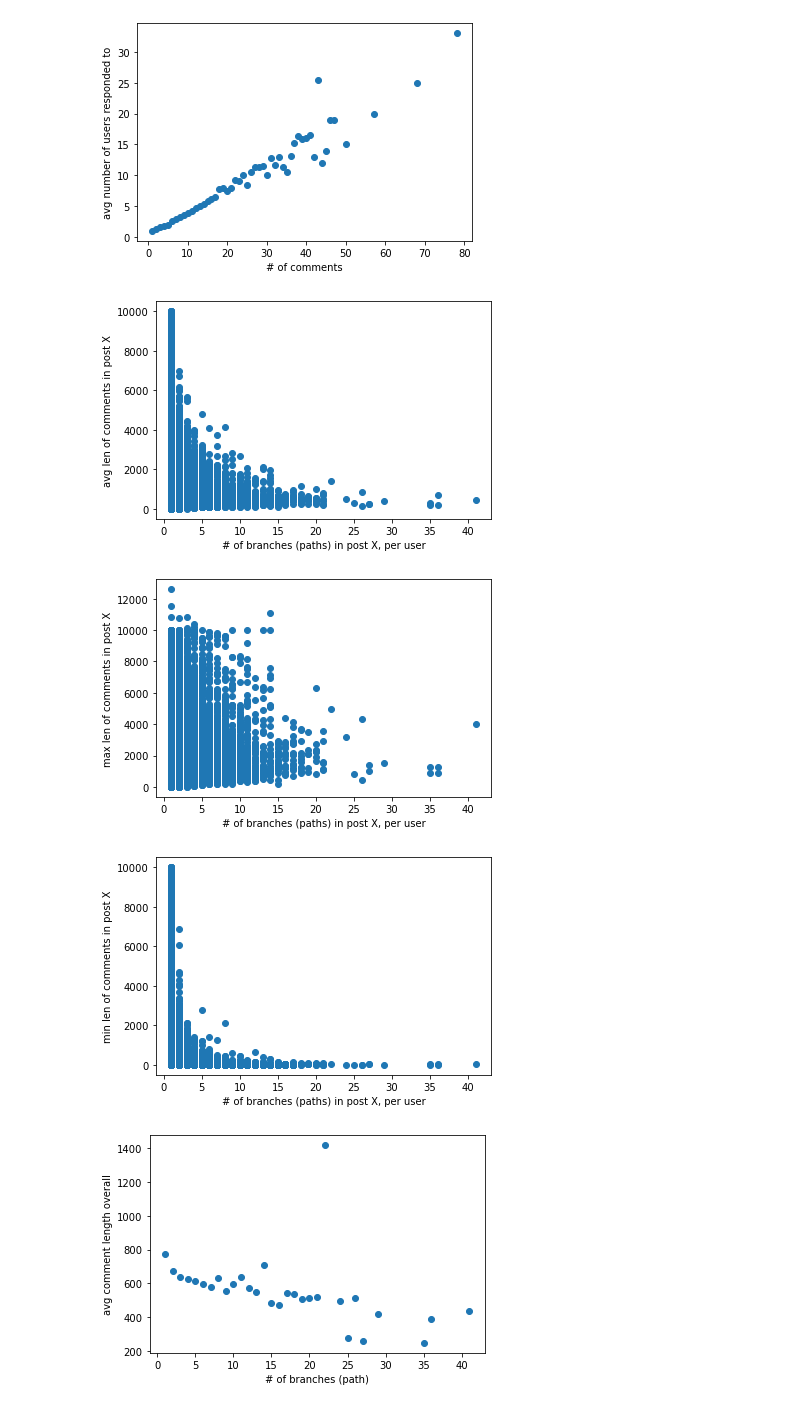
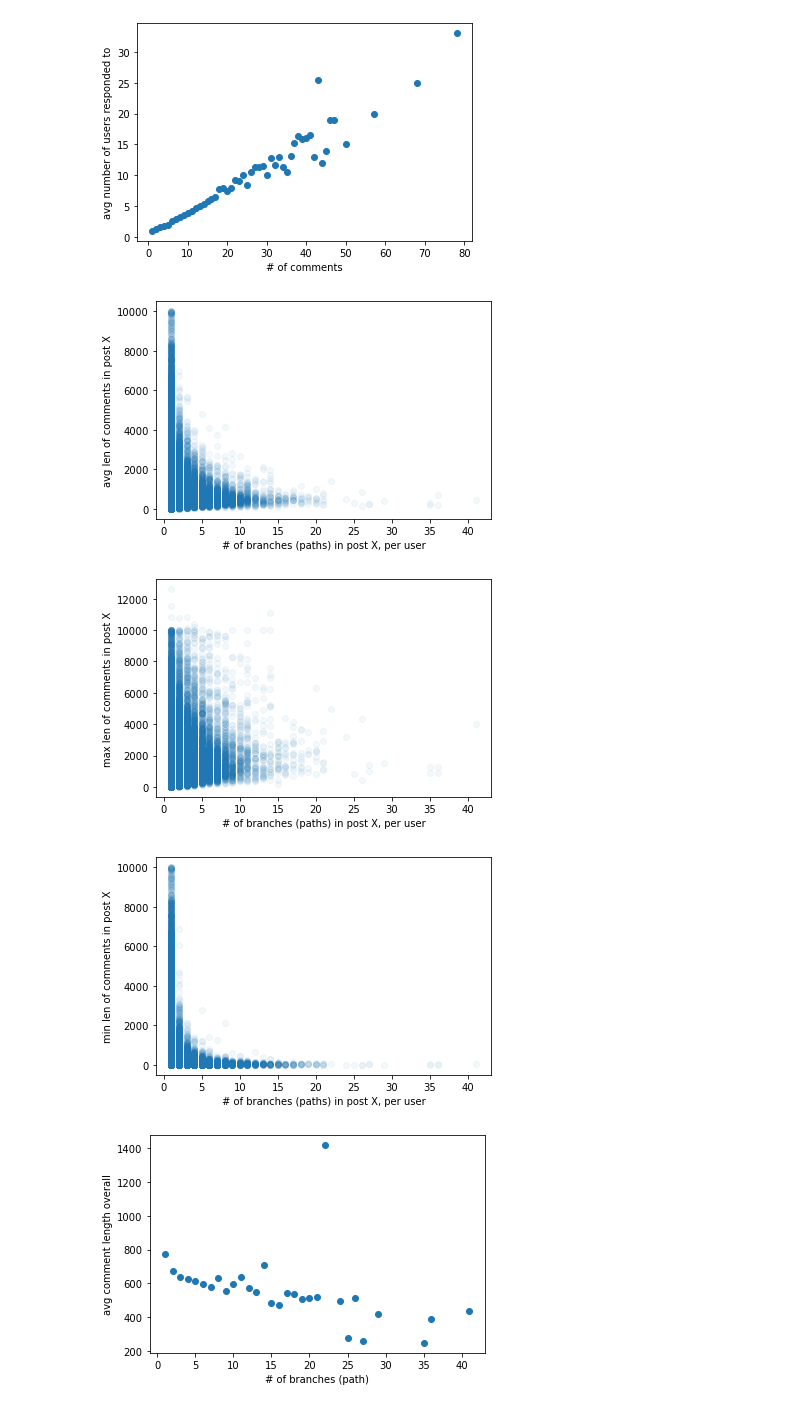
Before and after one commit to cephcyn/cornell_cs6742, a Jupyter notebook: nb_exploratory.ipynb, the cells around one changed output. Saved outputs shown, nothing was run; the diff lists cells and outputs as text; code cells hidden in the pictures.

```diff
--- a/nb_exploratory.ipynb
+++ b/nb_exploratory.ipynb
@@ -200,6 +330,7 @@ for postID in gAll.keys():
             userNumBranchesPaths = branch_count_paths(u, postID)
             userNumBranchesTLC = branch_count_tlc(u, postID)
             userNumComments = len(gAll[postID]['user_responders'][u])
+            userBranchiness = branchiness(u, postID)
             for commentID in gAll[postID]['user_responders'][u]:
                 contents = gAll[postID]['comment_data'][commentID]['body']
                 hasQuestionMark = bool(re.search(r'\?', contents))
@@ -219,6 +350,7 @@ for postID in gAll.keys():
                     int(hasQuestionMark),
                     int(respondingToUser==gAll[postID]['user_op']),
                     respondingToUser,
+                    userBranchiness,
                 ))
 # tSelect = [e for e in commentCount if e[4]>1 and e[3]>e[4]][0]
 # [e for e in commentCount if e[2]==tSelect[2] and e[0]==tSelect[0]]
@@ -228,8 +360,8 @@ tQuestions = {}
 tOPResponses = {}
 tRespondees = {}
 for c in commentCount:
-    # post, uname, numComments, numBranchesPaths, numBranchesTLC
-    p = (c[0], c[2], c[3], c[4], c[5])
+    # post, uname, numComments, numBranchesPaths, numBranchesTLC, userBranchiness
+    p = (c[0], c[2], c[3], c[4], c[5], c[10])
     if p not in tComments:
         tComments[p] = []
     tComments[p].append(c[6]) # comment contents
@@ -245,23 +377,23 @@ for c in commentCount:
 
 for k in tComments:
     tComments[k] = [len(c) for c in tComments[k]]
-tComments = [(k[2], k[3], k[4], tComments[k]) for k in tComments]
+tComments = [(k[2], k[3], k[4], tComments[k], k[5]) for k in tComments]
 # one per responder per post
-# each entry (#comments, #branchpaths, #branchtlc, [commentlengths])
+# each entry (#comments, #branchpaths, #branchtlc, [commentlengths], branchiness)
 
-tQuestions = [(k[2], k[3], k[4], tQuestions[k]) for k in tQuestions]
-tQuestions = [(k[0], k[1], k[2], sum(k[3])/len(k[3])) for k in tQuestions]
+tQuestions = [(k[2], k[3], k[4], tQuestions[k], k[5]) for k in tQuestions]
+tQuestions = [(k[0], k[1], k[2], sum(k[3])/len(k[3]), k[4]) for k in tQuestions]
 # one per responder per post
-# each entry (#comments, #branchpaths, #branchtlc, qlikelihood)
+# each entry (#comments, #branchpaths, #branchtlc, qlikelihood, branchiness)
 
-tOPResponses = [(k[2], k[3], k[4], tOPResponses[k]) for k in tOPResponses]
-tOPResponses = [(k[0], k[1], k[2], sum(k[3])/len(k[3])) for k in tOPResponses]
+tOPResponses = [(k[2], k[3], k[4], tOPResponses[k], k[5]) for k in tOPResponses]
+tOPResponses = [(k[0], k[1], k[2], sum(k[3])/len(k[3]), k[4]) for k in tOPResponses]
 # one per responder per post
-# each entry (#comments, #branchpaths, #branchtlc, oplikelihood)
+# each entry (#comments, #branchpaths, #branchtlc, oplikelihood, branchiness)
 
-tRespondees = [(k[2], k[3], k[4], list(set(tRespondees[k]))) for k in tRespondees]
+tRespondees = [(k[2], k[3], k[4], list(set(tRespondees[k])), k[5]) for k in tRespondees]
 # one per responder per post
-# each entry (#comments, #branchpaths, #branchtlc, [respondees, unique])
+# each entry (#comments, #branchpaths, #branchtlc, [respondees, unique], branchiness)
 # %%
 import math
 import matplotlib.pyplot as plt
@@ -357,34 +492,37 @@ plt.show()
 # %%
 import math
 import matplotlib.pyplot as plt
 
 plt.scatter(
-    [numbp for (numc, numbp, numbt, lens) in tComments],
-    [sum(lens)/len(lens) for (numc, numbp, numbt, lens) in tComments]
+    [numbp for (numc, numbp, numbt, lens, branchy) in tComments],
+    [sum(lens)/len(lens) for (numc, numbp, numbt, lens, branchy) in tComments],
+    alpha=0.05
 )
 plt.xlabel('# of branches (paths) in post X, per user')
 plt.ylabel('avg len of comments in post X')
 plt.show()
 
 plt.scatter(
-    [numbp for (numc, numbp, numbt, lens) in tComments],
-    [max(lens) for (numc, numbp, numbt, lens) in tComments]
+    [numbp for (numc, numbp, numbt, lens, branchy) in tComments],
+    [max(lens) for (numc, numbp, numbt, lens, branchy) in tComments],
+    alpha=0.05
 )
 plt.xlabel('# of branches (paths) in post X, per user')
 plt.ylabel('max len of comments in post X')
 plt.show()
 
 plt.scatter(
-    [numbp for (numc, numbp, numbt, lens) in tComments],
-    [min(lens) for (numc, numbp, numbt, lens) in tComments]
+    [numbp for (numc, numbp, numbt, lens, branchy) in tComments],
+    [min(lens) for (numc, numbp, numbt, lens, branchy) in tComments],
+    alpha=0.05
 )
 plt.xlabel('# of branches (paths) in post X, per user')
 plt.ylabel('min len of comments in post X')
 plt.show()
 # %% [output]
-[figure, old version]
+[figure, new version]
-[figure, old version]
+[figure, new version]
-[figure, old version]
+[figure, new version]
 # %%
 tLengthPathBranches = []
 for bp in sorted(list(set([k[1] for k in tComments]))):
```
Also changed, not shown: parts of 8 cells of this notebook.
